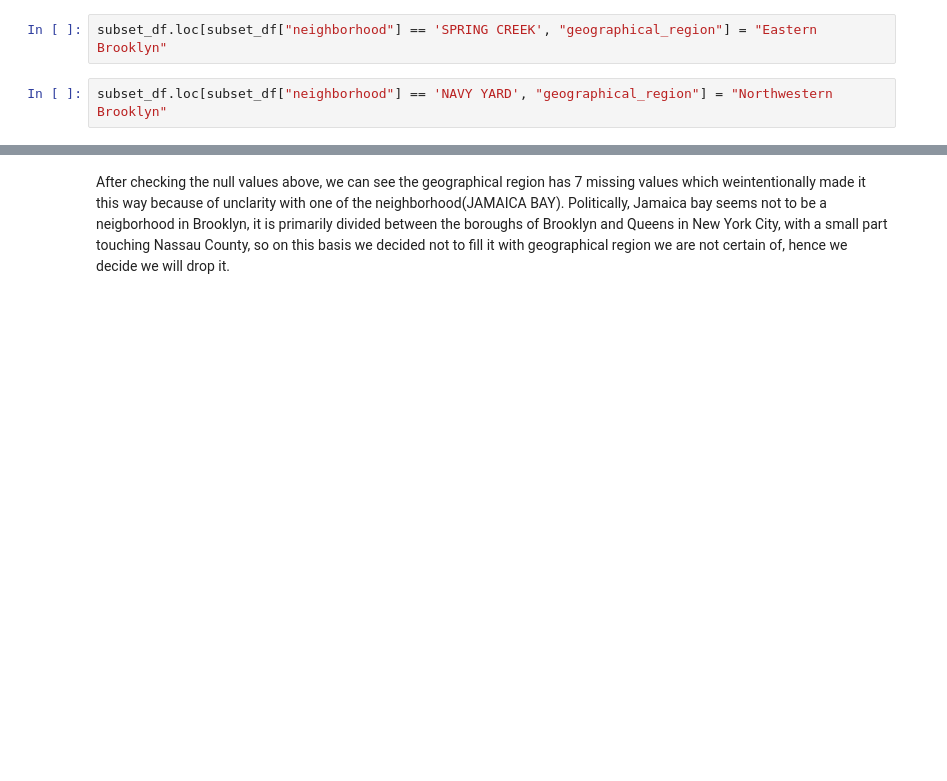
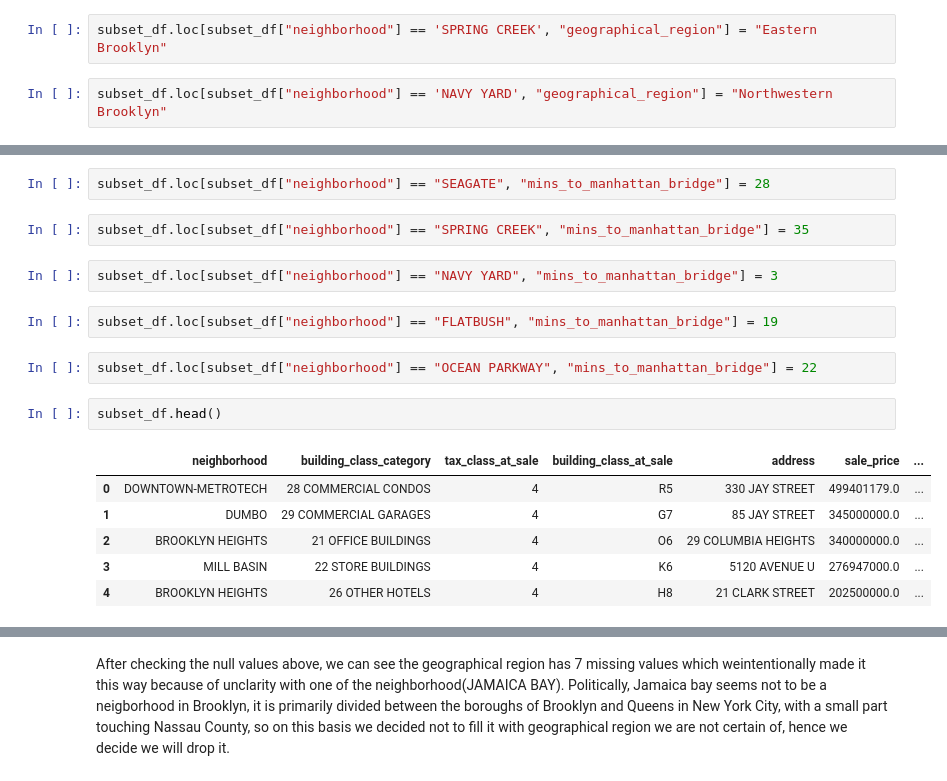
Before and after one commit to cappymayor/Brooklyn_real-estate_project, a Jupyter notebook: Data_cleaning_notebook.ipynb, the cells around one changed output, grey strips where cells are left out. Drawn from its saved outputs; the diff is of its cells as text; blank space fills up the shorter version.

```diff
--- a/Data_cleaning_notebook.ipynb
+++ b/Data_cleaning_notebook.ipynb
@@ -496,0 +635,19 @@ dtype: int64
+# %%
+subset_df.loc[subset_df["neighborhood"] == "SEAGATE", "mins_to_manhattan_bridge"] = 28
+# %%
+subset_df.loc[subset_df["neighborhood"] == "SPRING CREEK", "mins_to_manhattan_bridge"] = 35
+# %%
+subset_df.loc[subset_df["neighborhood"] == "NAVY YARD", "mins_to_manhattan_bridge"] = 3
+# %%
+subset_df.loc[subset_df["neighborhood"] == "FLATBUSH", "mins_to_manhattan_bridge"] = 19
+# %%
+subset_df.loc[subset_df["neighborhood"] == "OCEAN PARKWAY", "mins_to_manhattan_bridge"] = 22
+# %%
+subset_df.head()
+# %% [output]
+|  | neighborhood | building_class_category | tax_class_at_sale | building_class_at_sale | address | sale_price | ... |
+| 0 | DOWNTOWN-METROTECH | 28 COMMERCIAL CONDOS | 4 | R5 | 330 JAY STREET | 499401179.0 | ... |
+| 1 | DUMBO | 29 COMMERCIAL GARAGES | 4 | G7 | 85 JAY STREET | 345000000.0 | ... |
+| 2 | BROOKLYN HEIGHTS | 21 OFFICE BUILDINGS | 4 | O6 | 29 COLUMBIA HEIGHTS | 340000000.0 | ... |
+| 3 | MILL BASIN | 22 STORE BUILDINGS | 4 | K6 | 5120 AVENUE U | 276947000.0 | ... |
+| 4 | BROOKLYN HEIGHTS | 26 OTHER HOTELS | 4 | H8 | 21 CLARK STREET | 202500000.0 | ... |
```
Also changed, not shown: parts of 99 cells of this notebook.
